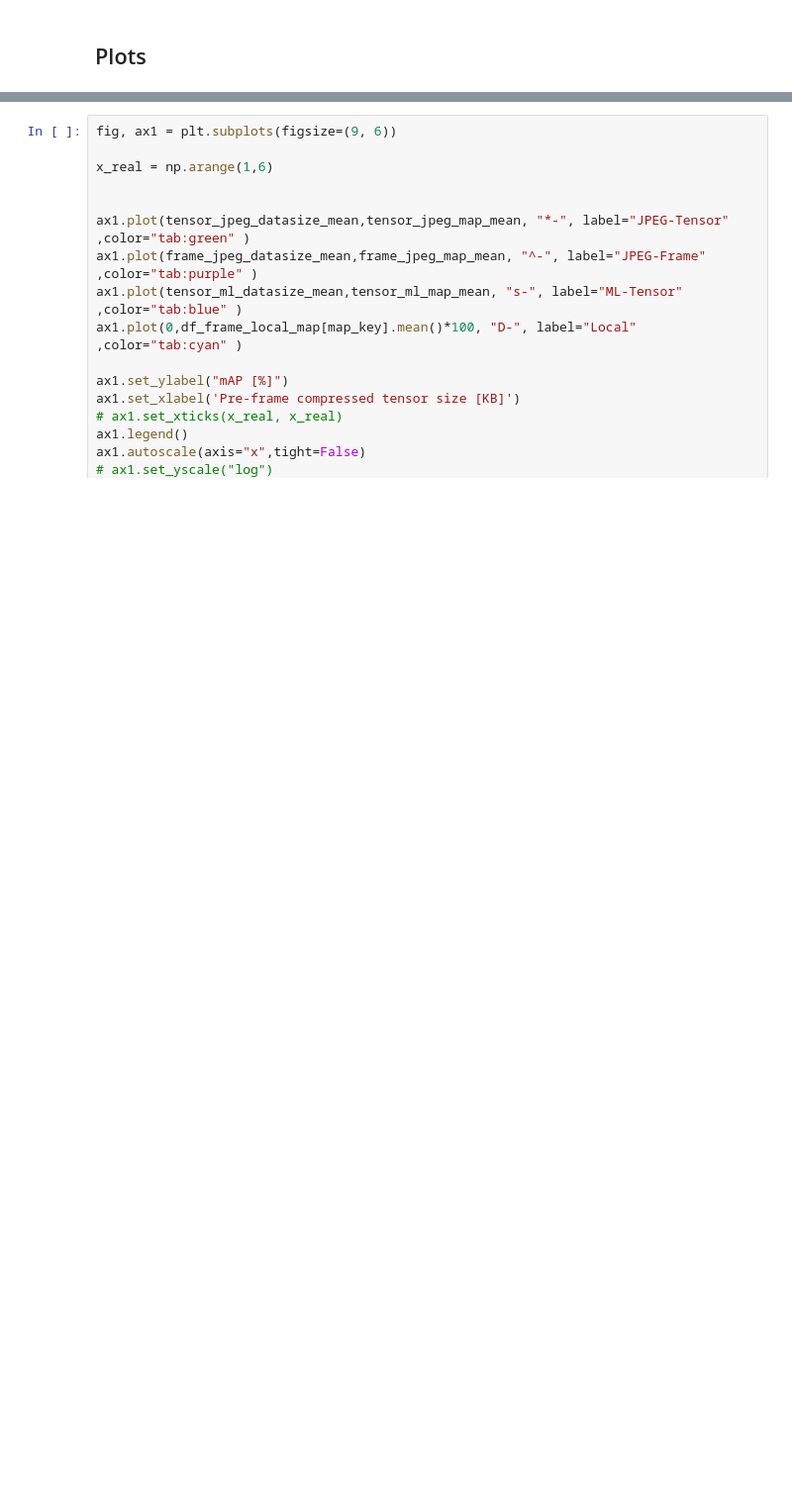
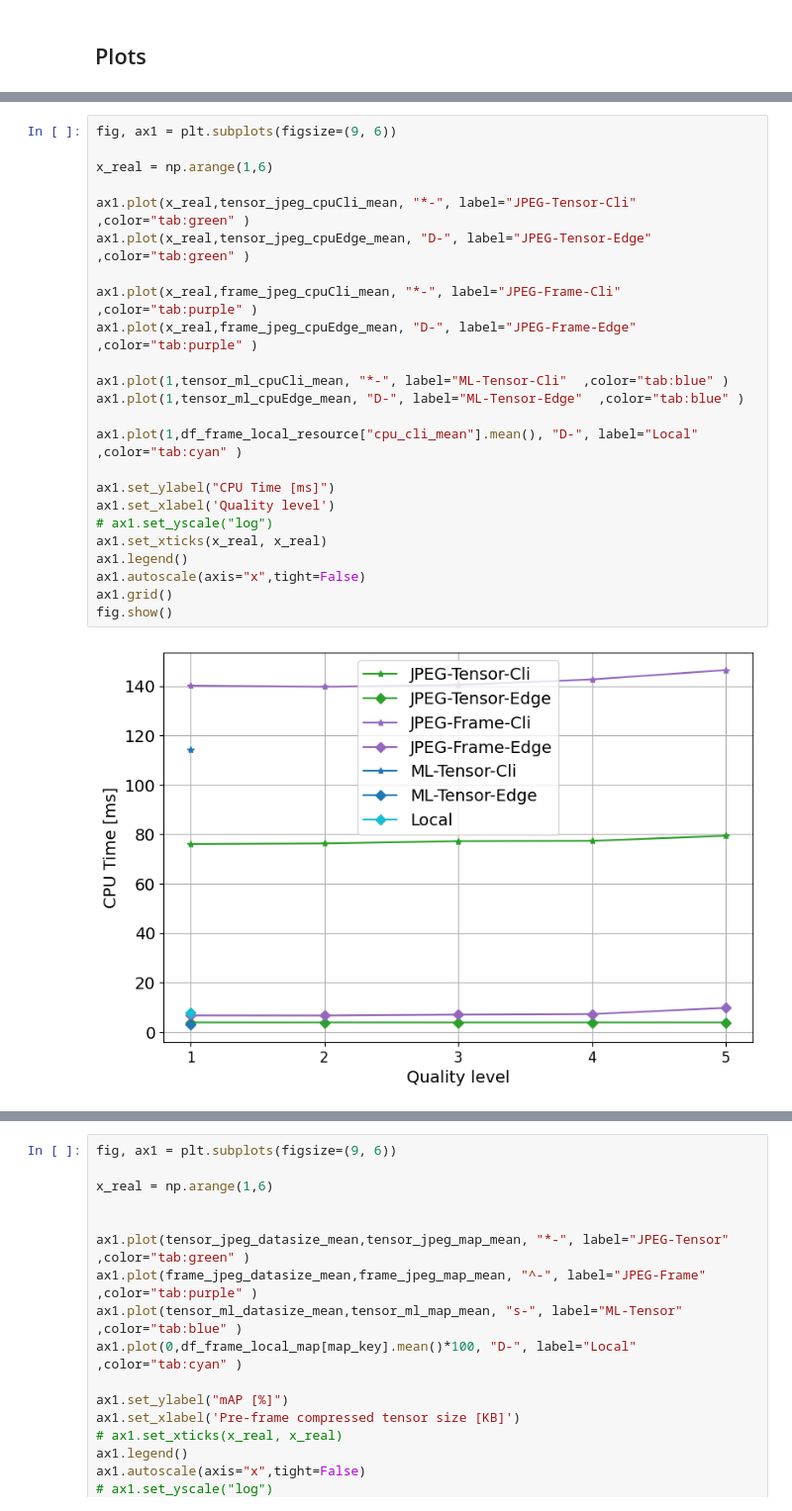
Before and after one commit to Rexyyj/split_DNN_framework, a Jupyter notebook: plots/plot.ipynb, the cells around one changed output, grey strips where cells are left out. Shown: that part at 99% size. Cells and saved outputs as stored; diff of their text form; blank space fills up the shorter version.

```diff
--- a/plots/plot.ipynb
+++ b/plots/plot.ipynb
@@ -128,0 +399,26 @@ tensor_ml_network_mean = np.array(tensor_ml_network_mean)
+# %%
+fig, ax1 = plt.subplots(figsize=(9, 6))
+
+x_real = np.arange(1,6)
+
+ax1.plot(x_real,tensor_jpeg_cpuCli_mean, "*-", label="JPEG-Tensor-Cli"  ,color="tab:green" )
+ax1.plot(x_real,tensor_jpeg_cpuEdge_mean, "D-", label="JPEG-Tensor-Edge"  ,color="tab:green" )
+
+ax1.plot(x_real,frame_jpeg_cpuCli_mean, "*-", label="JPEG-Frame-Cli"  ,color="tab:purple" )
+ax1.plot(x_real,frame_jpeg_cpuEdge_mean, "D-", label="JPEG-Frame-Edge"  ,color="tab:purple" )
+
+ax1.plot(1,tensor_ml_cpuCli_mean, "*-", label="ML-Tensor-Cli"  ,color="tab:blue" )
+ax1.plot(1,tensor_ml_cpuEdge_mean, "D-", label="ML-Tensor-Edge"  ,color="tab:blue" )
+
+ax1.plot(1,df_frame_local_resource["cpu_cli_mean"].mean(), "D-", label="Local"  ,color="tab:cyan" )
+
+ax1.set_ylabel("CPU Time [ms]")
+ax1.set_xlabel('Quality level')
+# ax1.set_yscale("log")
+ax1.set_xticks(x_real, x_real)
+ax1.legend()
+ax1.autoscale(axis="x",tight=False)
+ax1.grid()
+fig.show()
+# %% [output]
+[figure, added]
```
Also changed, not shown: parts of 14 cells of this notebook.
